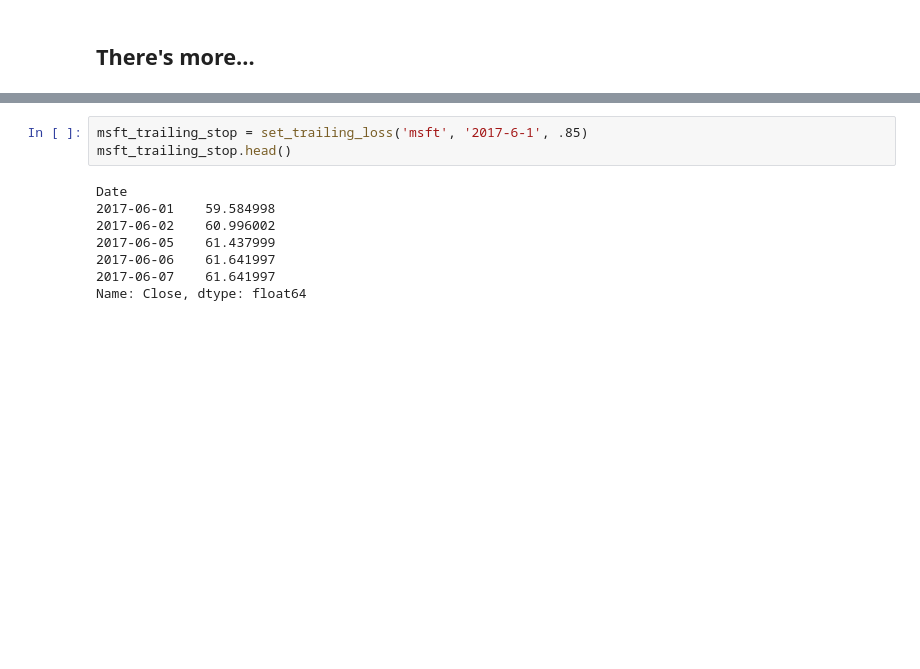
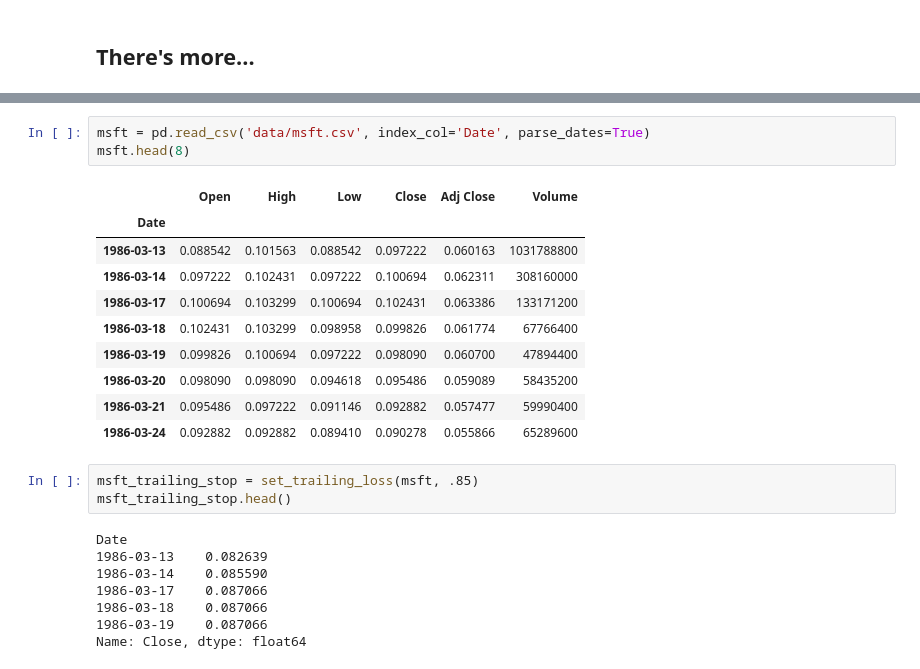
Before and after one commit to spideynolove/pandas-cookbook, a Jupyter notebook: materials/Chapter 03 Beginning Data Analysis.ipynb, the cells around one changed output, grey strips where cells are left out. Saved outputs shown, nothing was run; the diff lists cells and outputs as text; blank space fills up the shorter version.

```diff
--- a/materials/Chapter 03 Beginning Data Analysis.ipynb
+++ b/materials/Chapter 03 Beginning Data Analysis.ipynb
@@ -555,11 +575,25 @@ def set_trailing_loss(symbol, purchase_date, perc):
+# %%
+msft = pd.read_csv('data/msft.csv', index_col='Date', parse_dates=True)
+msft.head(8)
+# %% [output]
+|  | Open | High | Low | Close | Adj Close | Volume |
+| Date |  |  |  |  |  |  |
+| 1986-03-13 | 0.088542 | 0.101563 | 0.088542 | 0.097222 | 0.060163 | 1031788800 |
+| 1986-03-14 | 0.097222 | 0.102431 | 0.097222 | 0.100694 | 0.062311 | 308160000 |
+| 1986-03-17 | 0.100694 | 0.103299 | 0.100694 | 0.102431 | 0.063386 | 133171200 |
+| 1986-03-18 | 0.102431 | 0.103299 | 0.098958 | 0.099826 | 0.061774 | 67766400 |
+| 1986-03-19 | 0.099826 | 0.100694 | 0.097222 | 0.098090 | 0.060700 | 47894400 |
+| 1986-03-20 | 0.098090 | 0.098090 | 0.094618 | 0.095486 | 0.059089 | 58435200 |
+| 1986-03-21 | 0.095486 | 0.097222 | 0.091146 | 0.092882 | 0.057477 | 59990400 |
+| 1986-03-24 | 0.092882 | 0.092882 | 0.089410 | 0.090278 | 0.055866 | 65289600 |
 # %%
-msft_trailing_stop = set_trailing_loss('msft', '2017-6-1', .85)
+msft_trailing_stop = set_trailing_loss(msft, .85)
 msft_trailing_stop.head()
 # %% [output]
 Date
-2017-06-01    59.584998
-2017-06-02    60.996002
-2017-06-05    61.437999
-2017-06-06    61.641997
-2017-06-07    61.641997
+1986-03-13    0.082639
+1986-03-14    0.085590
+1986-03-17    0.087066
+1986-03-18    0.087066
+1986-03-19    0.087066
 Name: Close, dtype: float64
```
Also changed, not shown: parts of 11 cells of this notebook, 3 other files.
